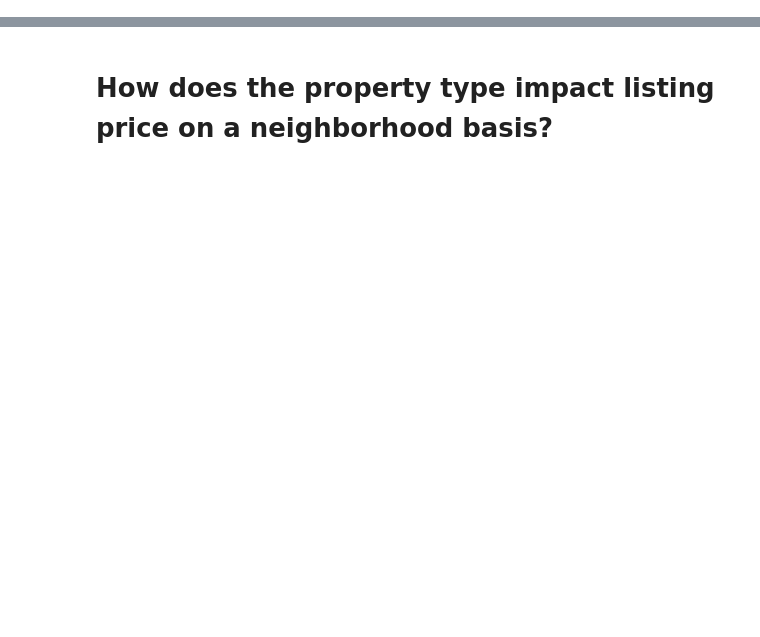
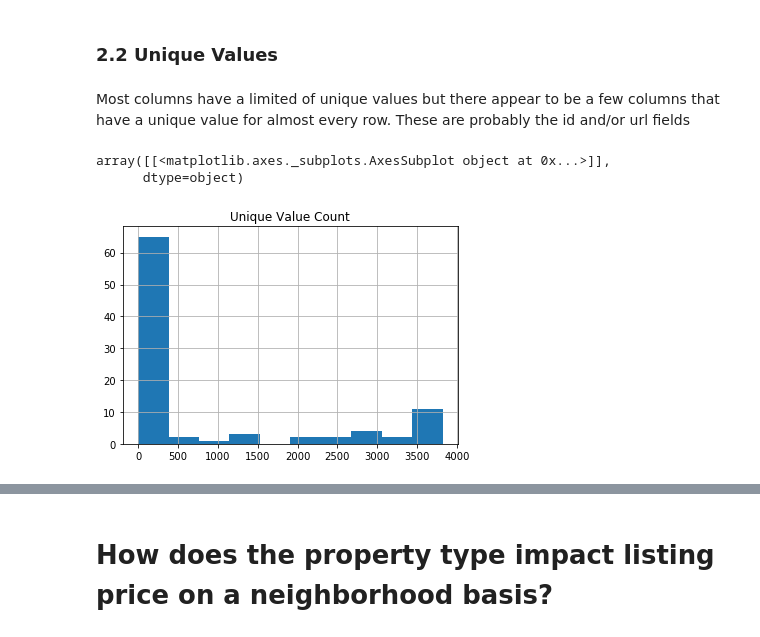
Before and after one commit to ksekara/seattle-airbnb, a Jupyter notebook: seattle_airbnb_listings.ipynb, the cells around one changed output, grey strips where cells are left out. Drawn from its saved outputs; the diff is of its cells as text; code cells hidden in the pictures; blank space fills up the shorter version.

```diff
--- a/seattle_airbnb_listings.ipynb
+++ b/seattle_airbnb_listings.ipynb
@@ -113,0 +88,10 @@ fig.show()
+# %% [markdown]
+### 2.2 Unique Values
+# %% [markdown]
+Most columns have a limited of unique values but there appear to be a few columns that have a unique value for almost every row. These are probably the id and/or url fields
+# %%
+pd.DataFrame((df.T.apply(lambda x: x.nunique(), axis=1)), columns=['Unique Value Count']).hist()
+# %% [output]
+array([[<matplotlib.axes._subplots.AxesSubplot object at 0x...>]],
+      dtype=object)
+[figure, added]
```
Also changed, not shown: parts of 88 cells of this notebook.
